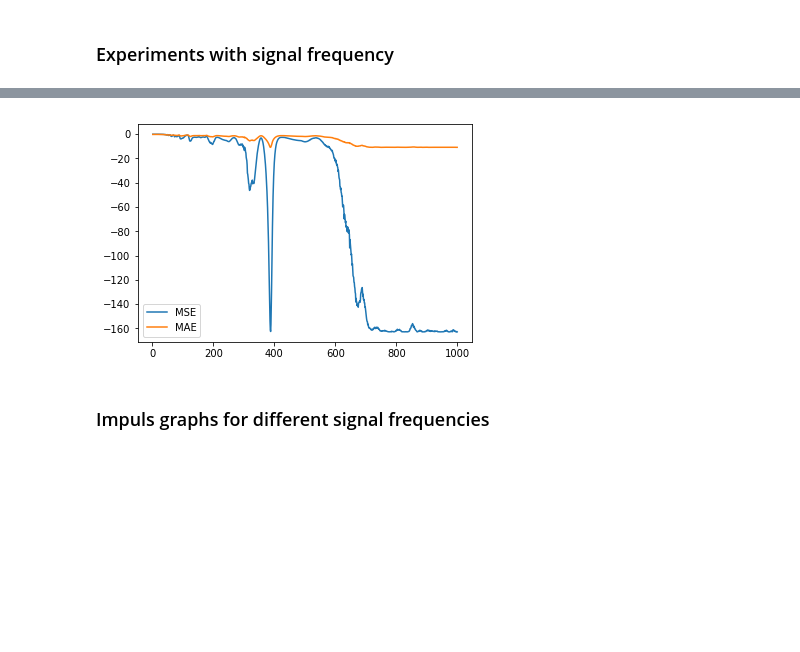
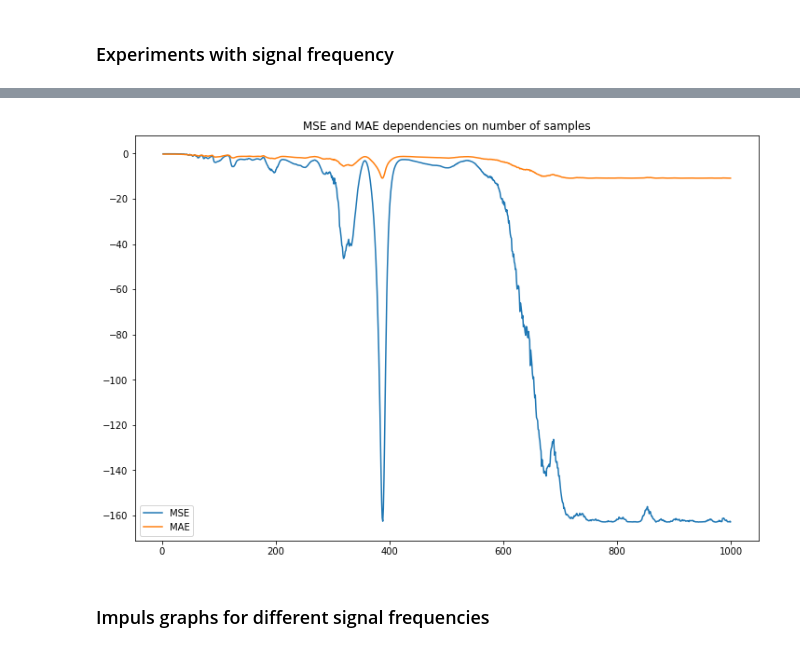
Before and after one commit to whiteRa2bit/cern_summer_project, a Jupyter notebook: model.ipynb, the cells around one changed output, grey strips where cells are left out. Cells and saved outputs as stored; diff of their text form; code cells hidden in the pictures; blank space fills up the shorter version.

Commit message:
experiments with gap in scores

```diff
--- a/model.ipynb
+++ b/model.ipynb
@@ -110,0 +179,4 @@ MAE: 9.81579 (+/- 0.34574)
+# %%
+freq = 390
+X_freq = X[:, ::freq]
+print_lr_scores(X_freq)
@@ -187,2 +303,0 @@ scaler = StandardScaler()
-# %%
-reg.fit(X_freq_transformed, y)
@@ -240,6 +321,8 @@ for freq in tqdm.tqdm(frequency_values):
     r2_scores.append(scores['test_r2'].mean())
     mse_scores.append(scores['test_neg_mean_squared_error'].mean())
     mae_scores.append(scores['test_neg_mean_absolute_error'].mean())
+# %%
+plt.rcParams["figure.figsize"] = [12, 8]
 # %%
 plt.title("R2 score dependency on number of samples")
 plt.plot(frequency_values, r2_scores)
@@ -249,11 +332,11 @@ plt.show()
 # %%
-plt.plot("MSE and MAE dependencies on number of samples")
+plt.title("MSE and MAE dependencies on number of samples")
 plt.plot(frequency_values, mse_scores)
 plt.plot(frequency_values, mae_scores)
 plt.legend(('MSE', 'MAE'),
            loc='lower left')
 plt.show()
 # %% [output]
-[figure, old version]
+[figure, new version]
 # %% [markdown]
 ### Impuls graphs for different signal frequencies
```
Also changed, not shown: parts of 40 cells of this notebook.
